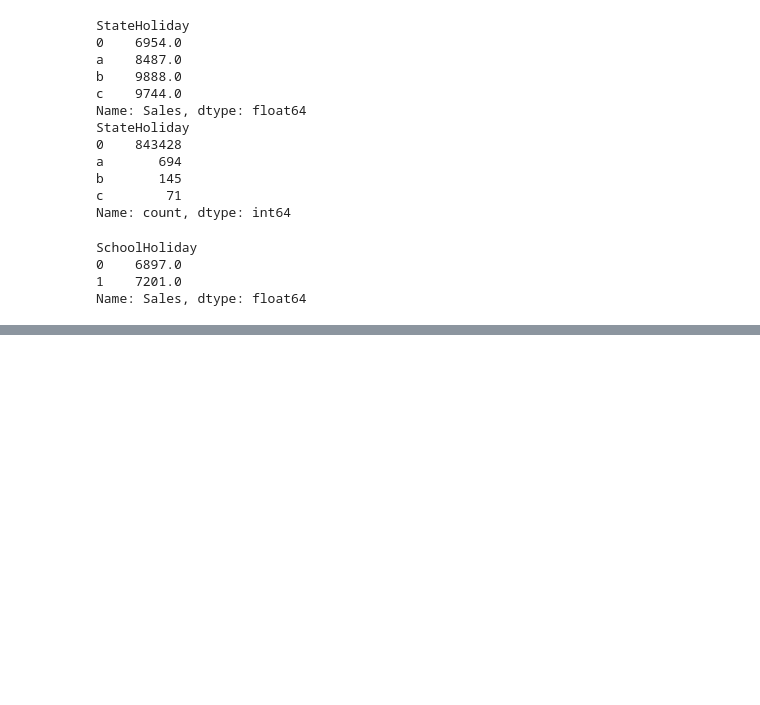
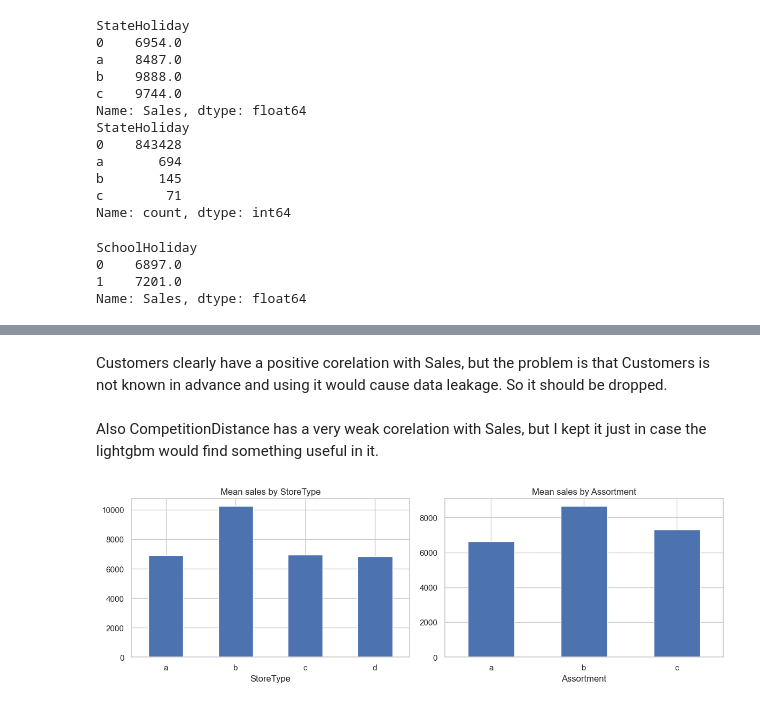
Before and after one commit to sam-ensafi/retail-sales-forecasting-rossmann, a Jupyter notebook: notebooks/eda.ipynb, the cells around one changed output, grey strips where cells are left out. Cells and saved outputs as stored; diff of their text form; code cells hidden in the pictures; blank space fills up the shorter version.

```diff
--- a/notebooks/eda.ipynb
+++ b/notebooks/eda.ipynb
@@ -440,0 +486,16 @@ Name: Sales, dtype: float64
+# %% [markdown]
+Customers clearly have a positive corelation with Sales, but the problem is that Customers is not known in advance and using it would cause data leakage. So it should be dropped.
+# %% [markdown]
+Also CompetitionDistance has a very weak corelation with Sales, but I kept it just in case the lightgbm would find something useful in it.
+# %%
+# avrg sales for each store type vs each assortment type
+fig, axes = plt.subplots(1,2, figsize=(12,4))
+open_df.groupby("StoreType")['Sales'].mean().plot(kind='bar',ax=axes[0], title="Mean sales by StoreType")
+open_df.groupby("Assortment")['Sales'].mean().plot(kind='bar',ax=axes[1], title="Mean sales by Assortment")
+axes[0].tick_params(axis='x',rotation=0)
+axes[1].tick_params(axis='x',rotation=0)
+plt.tight_layout()
+plt.show() # sales vary
+#store type b sells more than other store types
+# %% [output]
+[figure, added]
```
Also changed, not shown: parts of 9 cells of this notebook.
